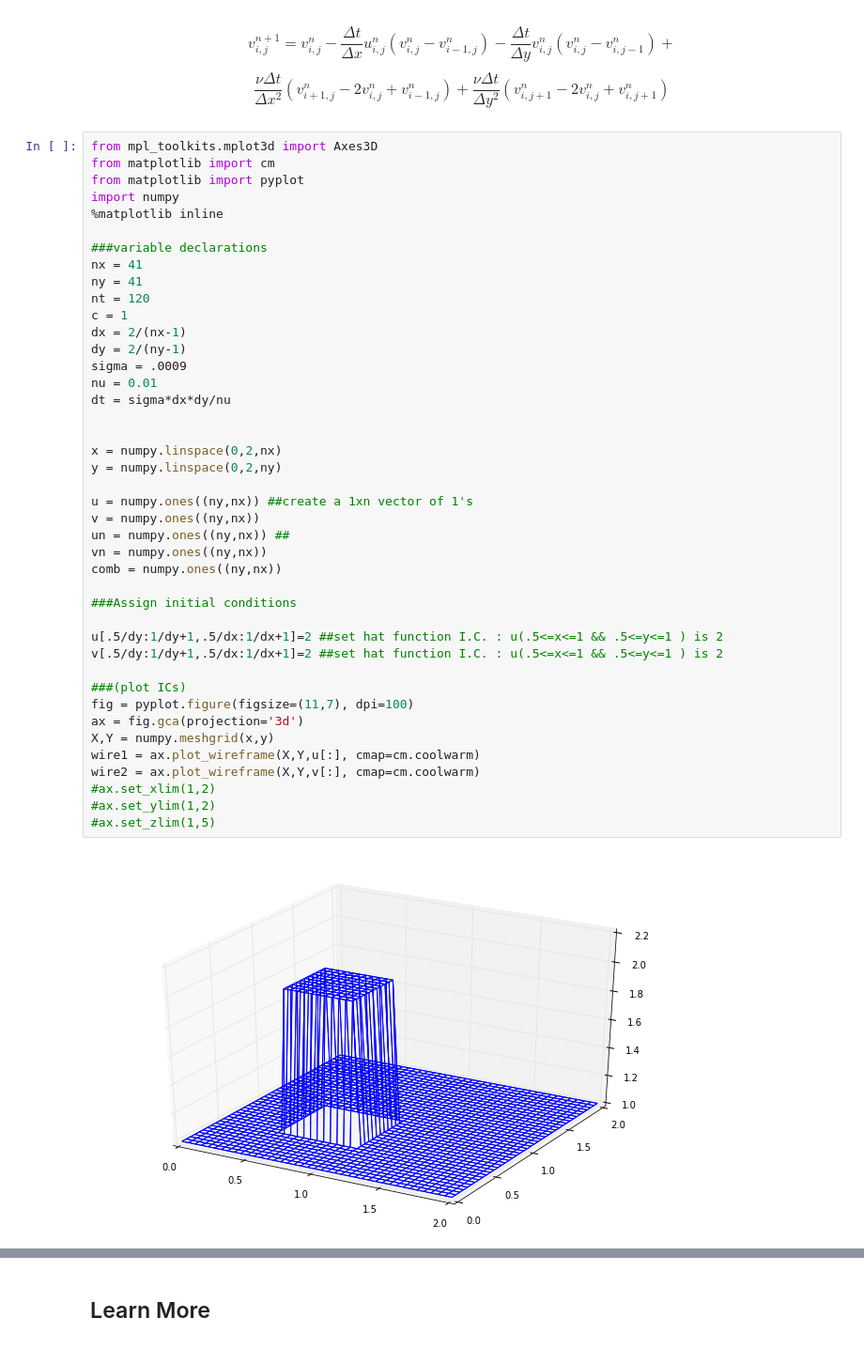
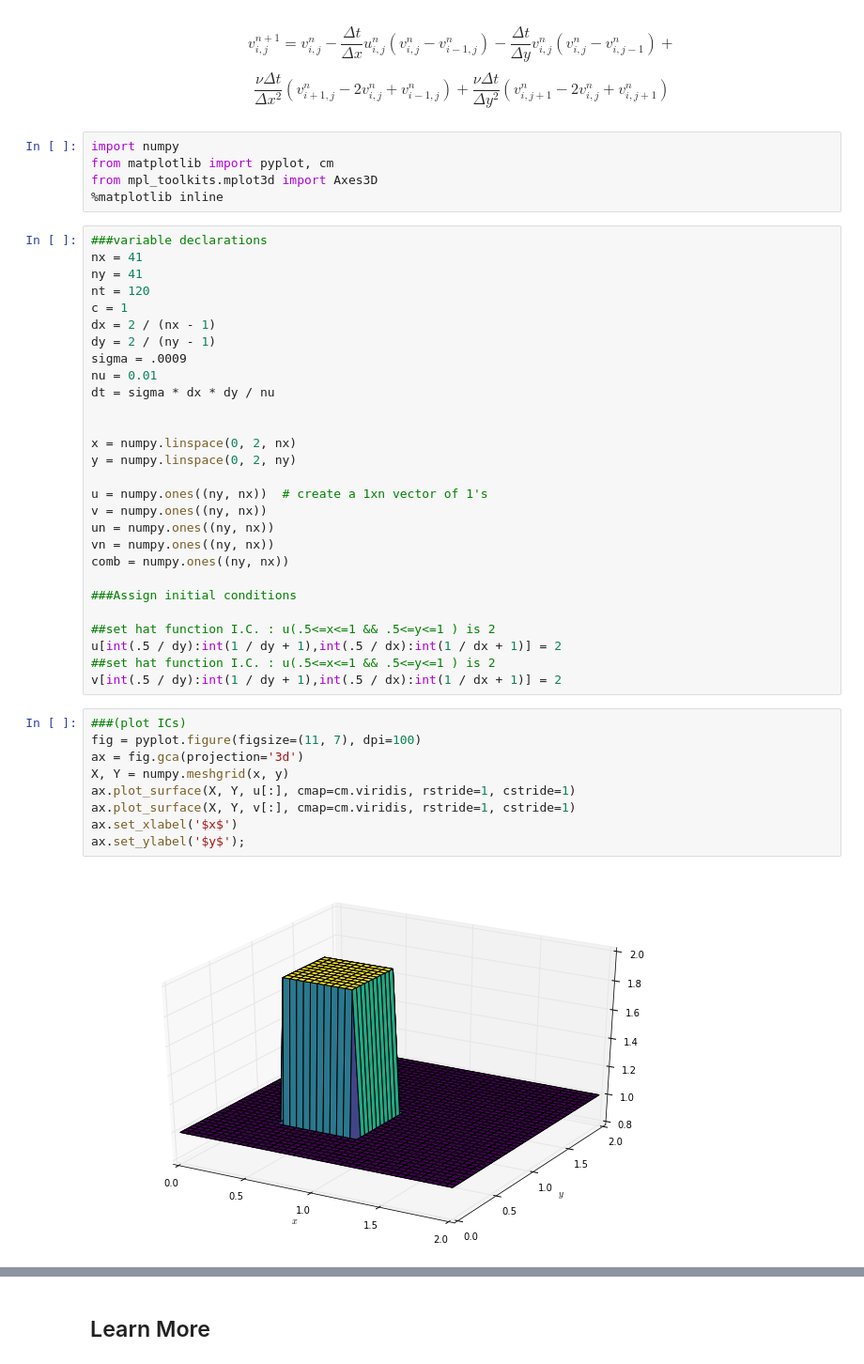
Before and after one commit to barbagroup/CFDPython, a Jupyter notebook: lessons/10_Step_8.ipynb, the cells around one changed output, grey strips where cells are left out. Shown: that part at 94% size. Cells and saved outputs as stored; diff of their text form.

```diff
--- a/lessons/10_Step_8.ipynb
+++ b/lessons/10_Step_8.ipynb
@@ -40,48 +40,48 @@ $$ \frac{\nu \Delta t}{\Delta x^2}(u_{i+1,j}^n-2u_{i,j}^n+u_{i-1,j}^n) + \frac{\
 # %% [markdown]
 $$v_{i,j}^{n+1} =  v_{i,j}^n - \frac{\Delta t}{\Delta x} u_{i,j}^n (v_{i,j}^n - v_{i-1,j}^n) - \frac{\Delta t}{\Delta y} v_{i,j}^n (v_{i,j}^n - v_{i,j-1}^n)+ $$
 $$ \frac{\nu \Delta t}{\Delta x^2}(v_{i+1,j}^n-2v_{i,j}^n+v_{i-1,j}^n) + \frac{\nu \Delta t}{\Delta y^2} (v_{i,j+1}^n - 2v_{i,j}^n + v_{i,j+1}^n)$$
+# %%
+import numpy
+from matplotlib import pyplot, cm
+from mpl_toolkits.mplot3d import Axes3D
+%matplotlib inline
 # %%
-from mpl_toolkits.mplot3d import Axes3D
-from matplotlib import cm
-from matplotlib import pyplot
-import numpy
-%matplotlib inline
-
 ###variable declarations
 nx = 41
 ny = 41
 nt = 120
 c = 1
-dx = 2/(nx-1)
-dy = 2/(ny-1)
+dx = 2 / (nx - 1)
+dy = 2 / (ny - 1)
 sigma = .0009
 nu = 0.01
-dt = sigma*dx*dy/nu
+dt = sigma * dx * dy / nu
 
 
-x = numpy.linspace(0,2,nx)
-y = numpy.linspace(0,2,ny)
+x = numpy.linspace(0, 2, nx)
+y = numpy.linspace(0, 2, ny)
 
-u = numpy.ones((ny,nx)) ##create a 1xn vector of 1's
-v = numpy.ones((ny,nx))
-un = numpy.ones((ny,nx)) ##
-vn = numpy.ones((ny,nx))
-comb = numpy.ones((ny,nx))
+u = numpy.ones((ny, nx))  # create a 1xn vector of 1's
+v = numpy.ones((ny, nx))
+un = numpy.ones((ny, nx))
+vn = numpy.ones((ny, nx))
+comb = numpy.ones((ny, nx))
 
 ###Assign initial conditions
 
-u[.5/dy:1/dy+1,.5/dx:1/dx+1]=2 ##set hat function I.C. : u(.5<=x<=1 && .5<=y<=1 ) is 2
-v[.5/dy:1/dy+1,.5/dx:1/dx+1]=2 ##set hat function I.C. : u(.5<=x<=1 && .5<=y<=1 ) is 2
-
-###(plot ICs)
-fig = pyplot.figure(figsize=(11,7), dpi=100)
-ax = fig.gca(projection='3d')
-X,Y = numpy.meshgrid(x,y)
-wire1 = ax.plot_wireframe(X,Y,u[:], cmap=cm.coolwarm)
-wire2 = ax.plot_wireframe(X,Y,v[:], cmap=cm.coolwarm)
-#ax.set_xlim(1,2)
-#ax.set_ylim(1,2)
-#ax.set_zlim(1,5)
+##set hat function I.C. : u(.5<=x<=1 && .5<=y<=1 ) is 2
+u[int(.5 / dy):int(1 / dy + 1),int(.5 / dx):int(1 / dx + 1)] = 2
+##set hat function I.C. : u(.5<=x<=1 && .5<=y<=1 ) is 2
+v[int(.5 / dy):int(1 / dy + 1),int(.5 / dx):int(1 / dx + 1)] = 2
-# %% [output]
-[figure, removed]
+# %%
+###(plot ICs)
+fig = pyplot.figure(figsize=(11, 7), dpi=100)
+ax = fig.gca(projection='3d')
+X, Y = numpy.meshgrid(x, y)
+ax.plot_surface(X, Y, u[:], cmap=cm.viridis, rstride=1, cstride=1)
+ax.plot_surface(X, Y, v[:], cmap=cm.viridis, rstride=1, cstride=1)
+ax.set_xlabel('$x$')
+ax.set_ylabel('$y$');
+# %% [output]
+[figure, added]
 # %%
```
Also changed, not shown: parts of 3 cells of this notebook, 9 other files.
